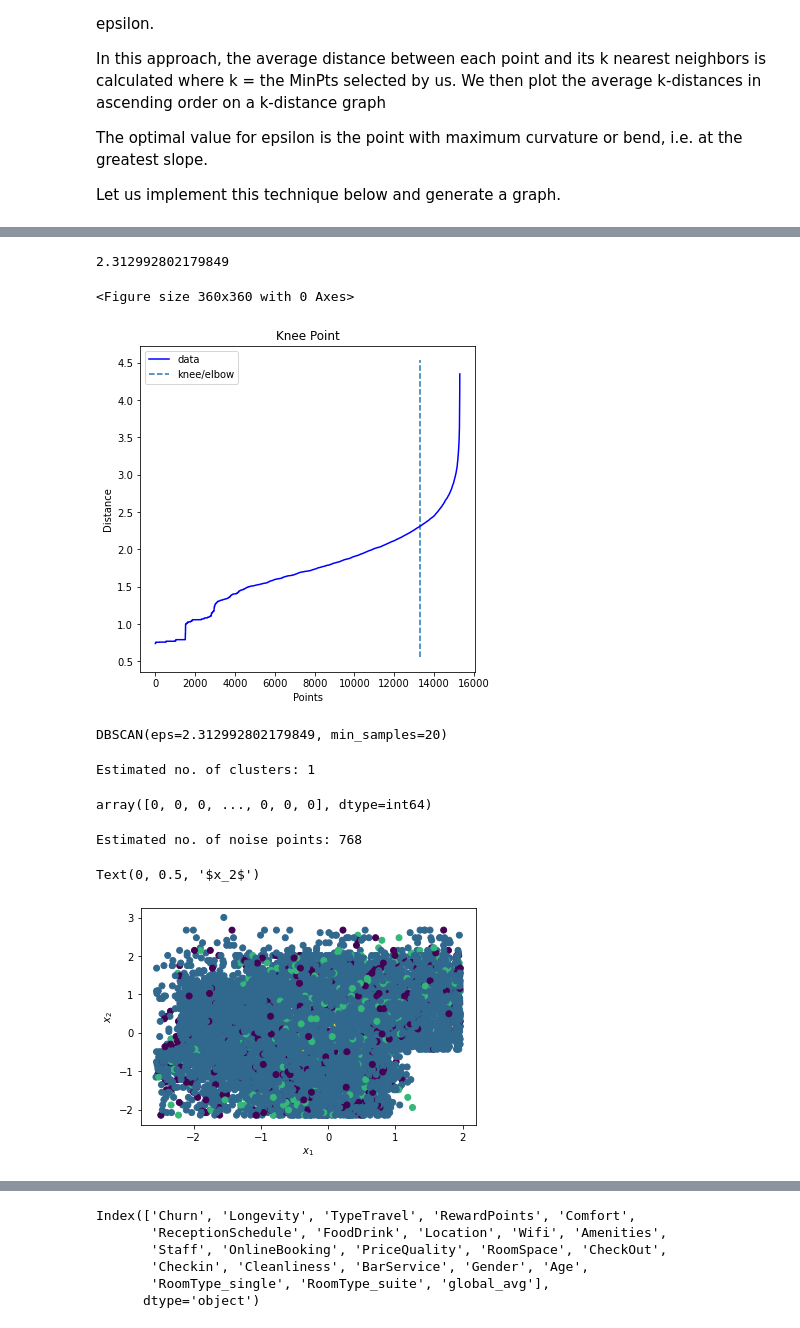
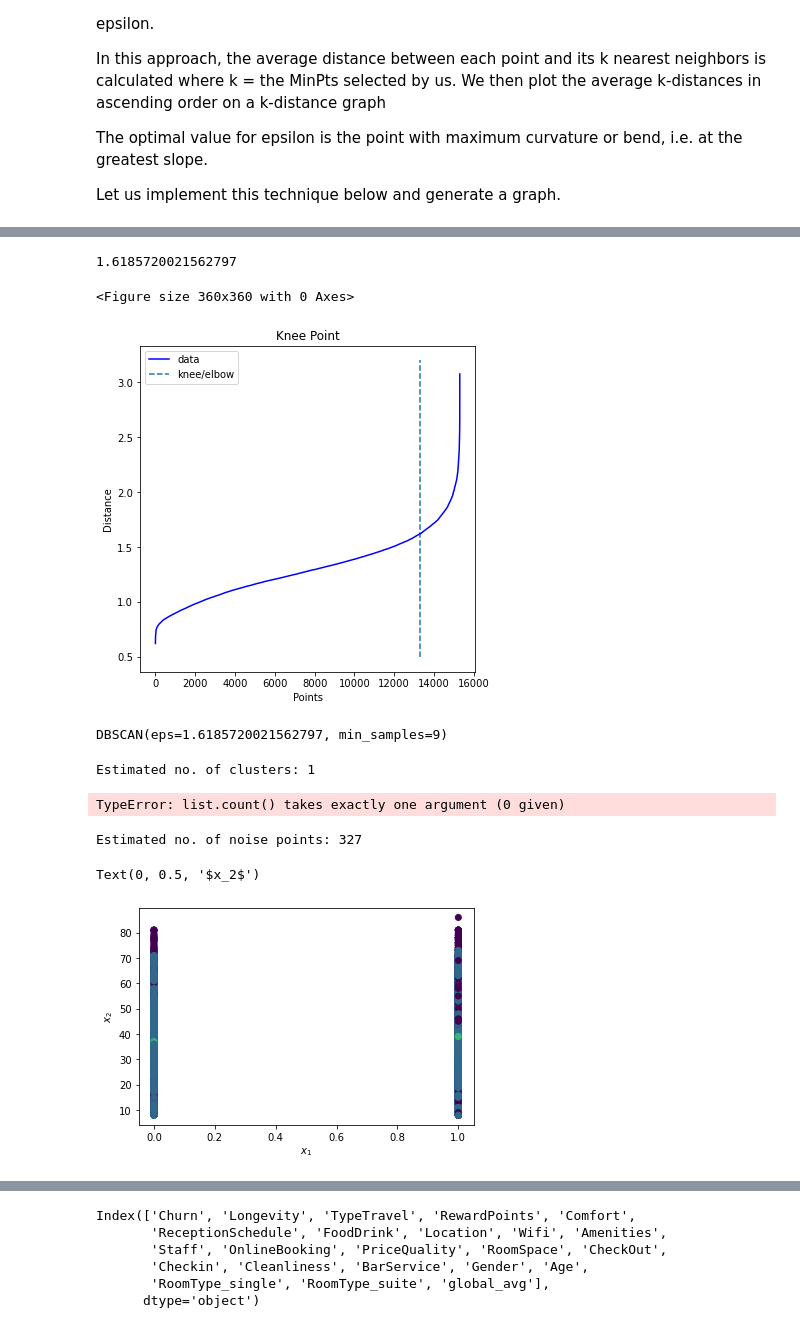
Before and after one commit to vascopombo/DSProject, a Jupyter notebook: Final.ipynb, the cells around one changed output, grey strips where cells are left out. Drawn from its saved outputs; the diff is of its cells as text; code cells hidden in the pictures.

```diff
--- a/Final.ipynb
+++ b/Final.ipynb
@@ -714,5 +759,12 @@ sns.heatmap(df_corr, annot=True, fmt = '.1g')
 # %%
-df_for_dbscan = df_likert_std
+df_for_dbscan = df_standarized.drop(['global_avg', 'RoomType_suite'], axis=1)
+#df_normalized
+#df_rw_zscore
+
+#df_for_dbscan = df.drop(['global_avg','RewardPoints', 'RoomType_suite', 'Gender', 'Age', 'Churn', 'Longevity', 'TypeTravel'], axis=1)
+#df_for_dbscan = df_standarized[['global_avg','RewardPoints', 'RoomType_suite',
+#                                'Gender', 'Age', 'Churn', 'Longevity', 'TypeTravel']]
+df_for_dbscan = df_pca_only
 # %%
 minPts = len(df_for_dbscan.columns) + 1
 # %%
@@ -726,7 +778,7 @@ from sklearn.metrics import silhouette_score
 from sklearn.metrics import v_measure_score
 # %%
 dbscan_cluster1 = DBSCAN(eps=0.1, min_samples=8)
-dbscan_cluster1.fit(df_for_dbscan)
+dbscan_cluster1.fit(df_for_dbscan.dropna())
 # %% [output]
 DBSCAN(eps=0.1, min_samples=8)
 # %%
@@ -784,14 +836,14 @@ plt.ylabel("Distance")
 
 print(distances[knee.knee])
 # %% [output]
-2.312992802179849
+1.6185720021562797
 <Figure size 360x360 with 0 Axes>
-[figure, old version]
+[figure, new version]
 # %%
-dbscan_cluster1 = DBSCAN(eps=2.312992802179849, min_samples=minPts + 5)
+dbscan_cluster1 = DBSCAN(eps=1.6185720021562797, min_samples=minPts)
 dbscan_cluster1.fit(df_for_dbscan)
 # %% [output]
-DBSCAN(eps=2.312992802179849, min_samples=20)
+DBSCAN(eps=1.6185720021562797, min_samples=9)
 # %%
 # Number of Clusters
 labels=dbscan_cluster1.labels_
@@ -800,22 +852,22 @@ print('Estimated no. of clusters: %d' % N_clus)
 # %% [output]
 Estimated no. of clusters: 1
 # %%
-dbscan_cluster1.labels_
+list(dbscan_cluster1.labels_).count()
 # %% [output]
-array([0, 0, 0, ..., 0, 0, 0], dtype=int64)
+TypeError: list.count() takes exactly one argument (0 given)
 # %%
 # Identify Noise
 n_noise = list(dbscan_cluster1.labels_).count(-1)
 print('Estimated no. of noise points: %d' % n_noise)
 # %% [output]
-Estimated no. of noise points: 768
+Estimated no. of noise points: 327
 # %%
-plt.scatter(df_for_dbscan['RewardPoints'],
+plt.scatter(df_for_dbscan['Churn'],
 df_for_dbscan['Age'],
 c=dbscan_cluster1.labels_)
 plt.xlabel("$x_1$")
 plt.ylabel("$x_2$")
 # %% [output]
 Text(0, 0.5, '$x_2$')
-[figure, old version]
+[figure, new version]
 # %%
```
Also changed, not shown: parts of 20 cells of this notebook.
